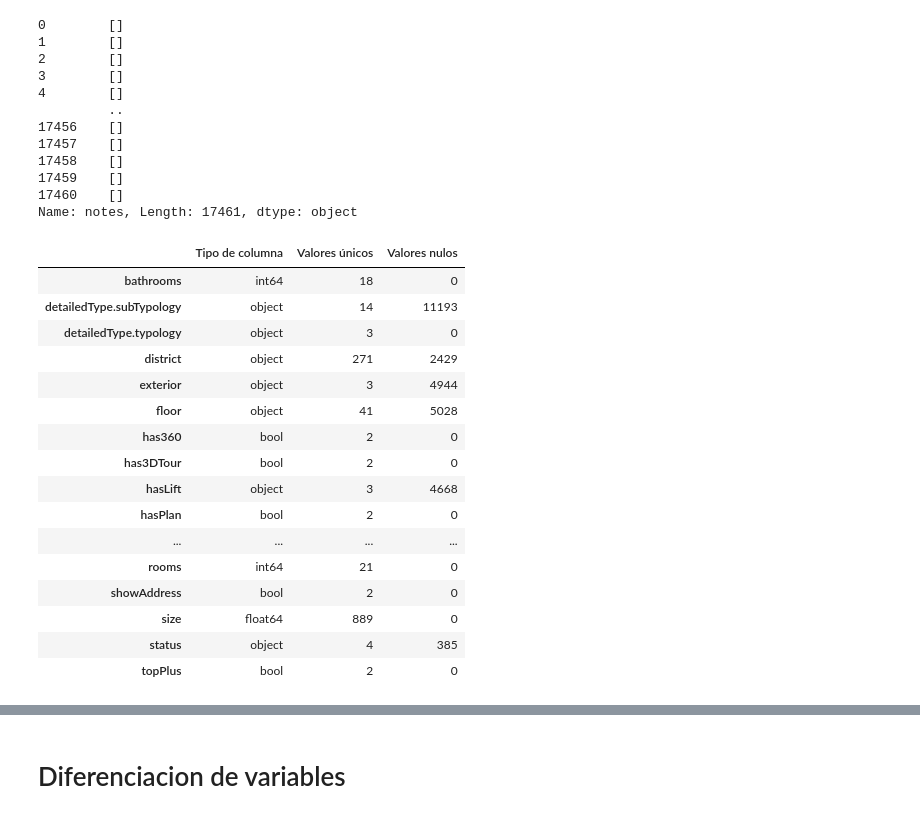
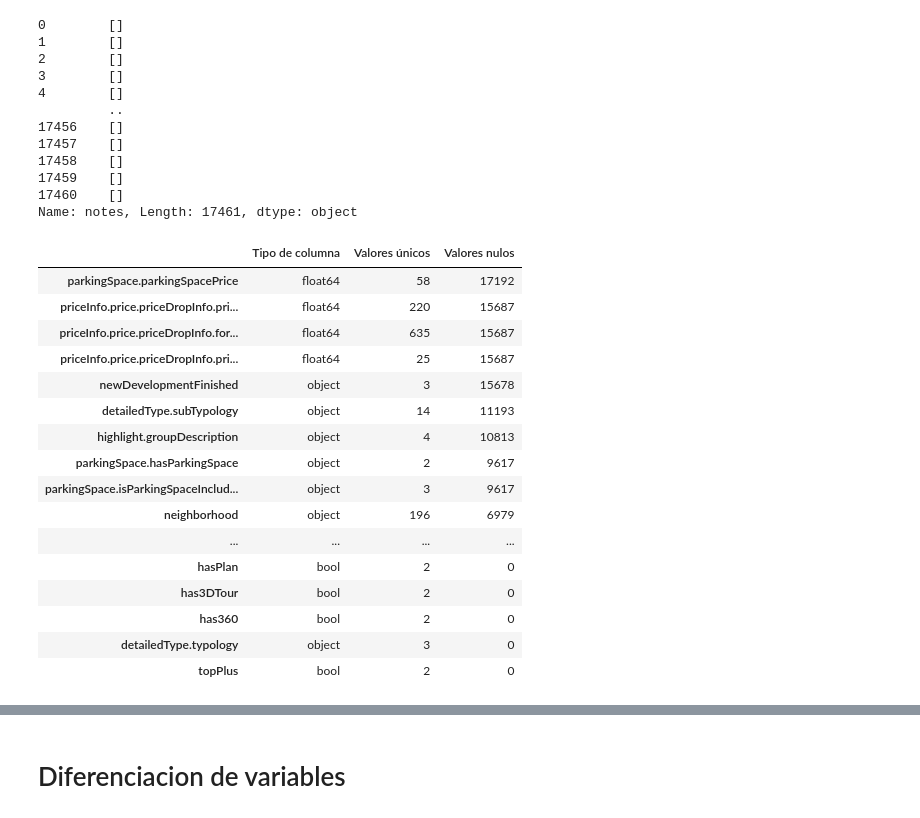
Before and after one commit to guille1006/TFM, a Jupyter notebook: TFM_procesamiento.ipynb, the cells around one changed output, grey strips where cells are left out. Cells and saved outputs as stored; diff of their text form; code cells hidden in the pictures.

```diff
--- a/TFM_procesamiento.ipynb
+++ b/TFM_procesamiento.ipynb
@@ -100,41 +100,41 @@ df_copy = df.copy()
 # %%
 # Columnas que no son necesarias para la limpieza de datos inicial
 cols_to_drop = [
     'url', 'externalReference', 'thumbnail', 'propertyCode',
     'description', 'suggestedTexts.title', 'suggestedTexts.subtitle',
     'notes', 'address', 'country', 'province', 'operation', 'priceInfo.price.currencySuffix',
     'topNewDevelopment', 'latitude', 'longitude'
 ]
 
 df_copy.drop(columns=cols_to_drop, inplace=True)
 
 column_tot = len(df_copy.columns)
 
 # Voy a realizar un estudio de las variables y del tipo de estas
 info_types = pd.DataFrame(
     {"Tipo de columna": df_copy.dtypes,
      "Valores únicos": df_copy.nunique(dropna=False),
      "Valores nulos": df_copy.isnull().sum()}
-)
+).sort_values(by="Valores nulos", ascending=False)
 
 info_types
 # %% [output]
 |  | Tipo de columna | Valores únicos | Valores nulos |
-| bathrooms | int64 | 18 | 0 |
+| parkingSpace.parkingSpacePrice | float64 | 58 | 17192 |
+| priceInfo.price.priceDropInfo.pri... | float64 | 220 | 15687 |
+| priceInfo.price.priceDropInfo.for... | float64 | 635 | 15687 |
+| priceInfo.price.priceDropInfo.pri... | float64 | 25 | 15687 |
+| newDevelopmentFinished | object | 3 | 15678 |
 | detailedType.subTypology | object | 14 | 11193 |
+| highlight.groupDescription | object | 4 | 10813 |
+| parkingSpace.hasParkingSpace | object | 2 | 9617 |
+| parkingSpace.isParkingSpaceInclud... | object | 3 | 9617 |
+| neighborhood | object | 196 | 6979 |
+| ... | ... | ... | ... |
+| hasPlan | bool | 2 | 0 |
+| has3DTour | bool | 2 | 0 |
+| has360 | bool | 2 | 0 |
 | detailedType.typology | object | 3 | 0 |
-| district | object | 271 | 2429 |
-| exterior | object | 3 | 4944 |
-| floor | object | 41 | 5028 |
-| has360 | bool | 2 | 0 |
-| has3DTour | bool | 2 | 0 |
-| hasLift | object | 3 | 4668 |
-| hasPlan | bool | 2 | 0 |
-| ... | ... | ... | ... |
-| rooms | int64 | 21 | 0 |
-| showAddress | bool | 2 | 0 |
-| size | float64 | 889 | 0 |
-| status | object | 4 | 385 |
 | topPlus | bool | 2 | 0 |
 # %%
 def tabla_valores_unicos(df):
```
Also changed, not shown: parts of 6 cells of this notebook.
